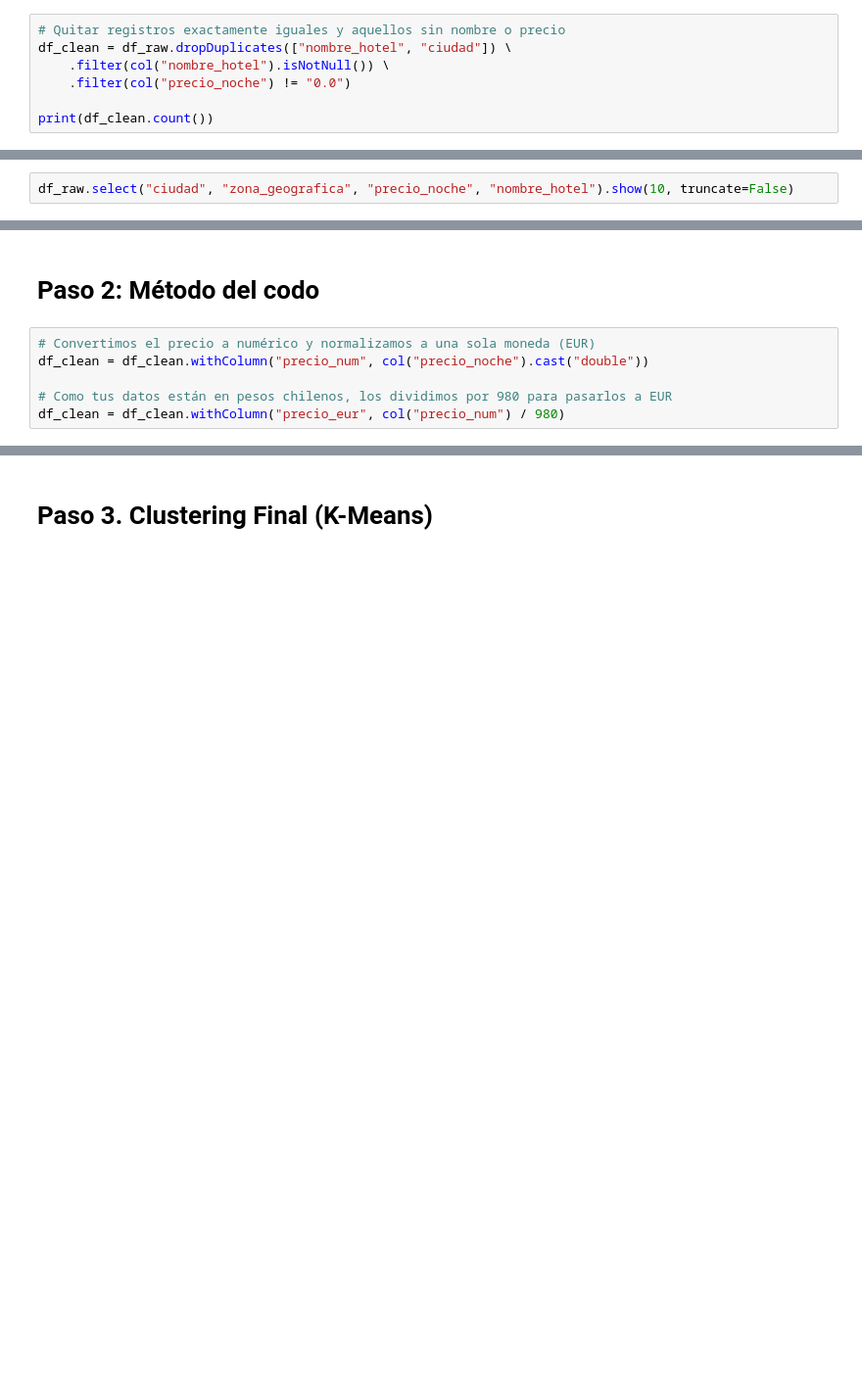
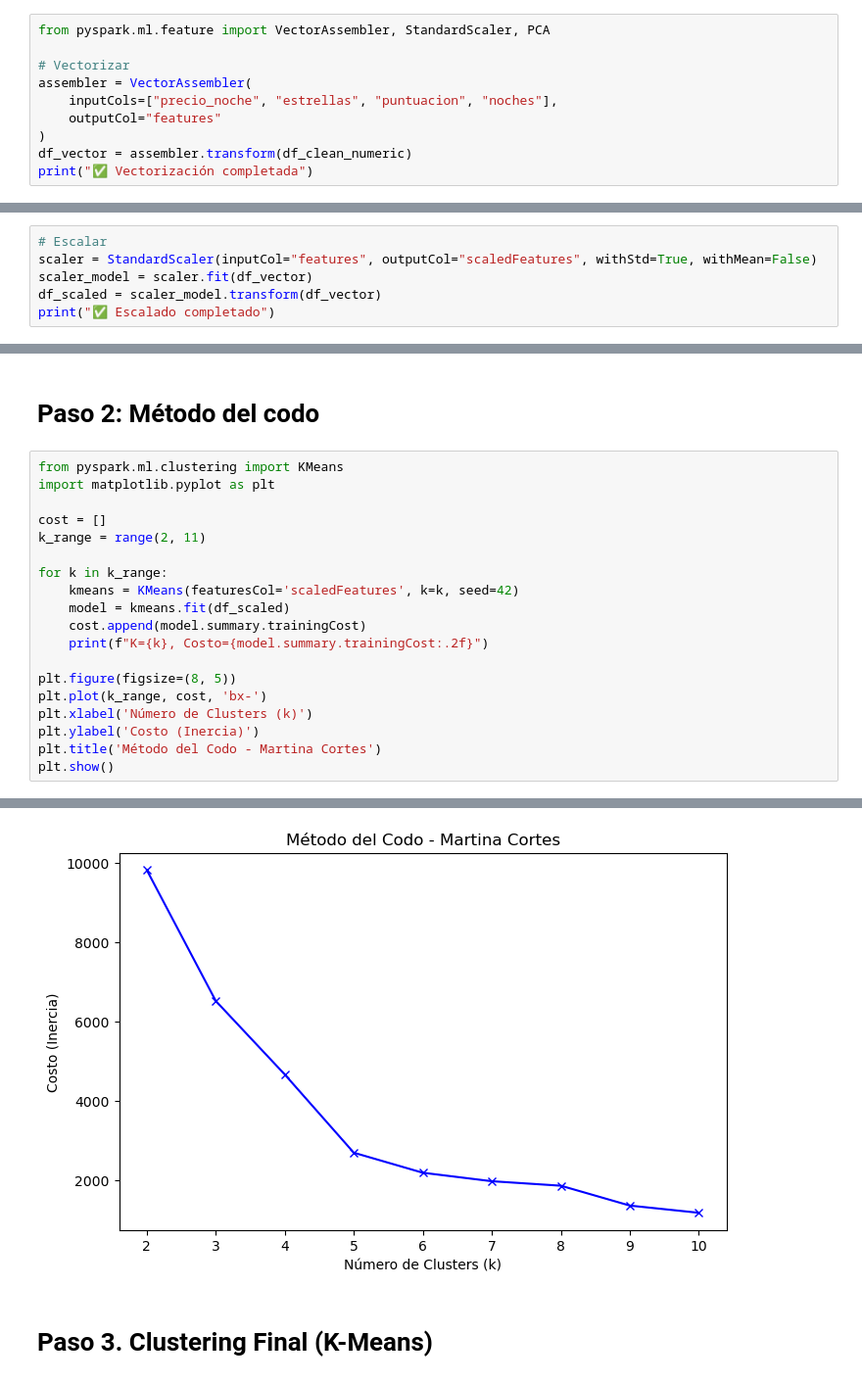
Before and after one commit to IICG-Coquimbo/practica-proyecto-equipo-de-turimos-y-hosteleria, a Jupyter notebook: semanas/Semana 10/Clustering.ipynb, the cells around one changed output, grey strips where cells are left out. Shown at 98% size. Saved outputs shown, nothing was run; the diff lists cells and outputs as text; blank space fills up the shorter version.

Commit message:
feat(semana10): Clustering con K-Means y DBSCAN - PCA, metodo del codo y visualizacion - Martina Cortes

```diff
--- a/semanas/Semana 10/Clustering.ipynb
+++ b/semanas/Semana 10/Clustering.ipynb
@@ -56,10 +123,13 @@ NameError: name 'df' is not defined
 # %% [markdown]
 # Paso 1: PCA, Principal Component Analysis
 # %%
-# Quitar registros exactamente iguales y aquellos sin nombre o precio
-df_clean = df_raw.dropDuplicates(["nombre_hotel", "ciudad"]) \
-    .filter(col("nombre_hotel").isNotNull()) \
-    .filter(col("precio_noche") != "0.0")
+from pyspark.ml.feature import VectorAssembler, StandardScaler, PCA
 
-print(df_clean.count())
+# Vectorizar
+assembler = VectorAssembler(
+    inputCols=["precio_noche", "estrellas", "puntuacion", "noches"],
+    outputCol="features"
+)
+df_vector = assembler.transform(df_clean_numeric)
+print("✅ Vectorización completada")
 # %% [output]
@@ -67,2 +137,6 @@ AssertionError:
 # %%
-df_raw.select("ciudad", "zona_geografica", "precio_noche", "nombre_hotel").show(10, truncate=False)
+# Escalar
+scaler = StandardScaler(inputCol="features", outputCol="scaledFeatures", withStd=True, withMean=False)
+scaler_model = scaler.fit(df_vector)
+df_scaled = scaler_model.transform(df_vector)
+print("✅ Escalado completado")
@@ -76,9 +165,22 @@ df_clean.select("ciudad", "zona_geografica", "precio_noche", "nombre_hotel").sho
 # %% [markdown]
 # Paso 2: Método del codo
 # %%
-# Convertimos el precio a numérico y normalizamos a una sola moneda (EUR)
-df_clean = df_clean.withColumn("precio_num", col("precio_noche").cast("double"))
+from pyspark.ml.clustering import KMeans
+import matplotlib.pyplot as plt
 
-# Como tus datos están en pesos chilenos, los dividimos por 980 para pasarlos a EUR
-df_clean = df_clean.withColumn("precio_eur", col("precio_num") / 980)
+cost = []
+k_range = range(2, 11)
+
+for k in k_range:
+    kmeans = KMeans(featuresCol='scaledFeatures', k=k, seed=42)
+    model = kmeans.fit(df_scaled)
+    cost.append(model.summary.trainingCost)
+    print(f"K={k}, Costo={model.summary.trainingCost:.2f}")
+
+plt.figure(figsize=(8, 5))
+plt.plot(k_range, cost, 'bx-')
+plt.xlabel('Número de Clusters (k)')
+plt.ylabel('Costo (Inercia)')
+plt.title('Método del Codo - Martina Cortes')
+plt.show()
 # %% [output]
@@ -86,3 +196,4 @@ AssertionError:
+[figure, added]
 # %% [markdown]
 # Paso 3. Clustering Final (K-Means)
 # %%
```
Also changed, not shown: parts of 14 cells of this notebook.
